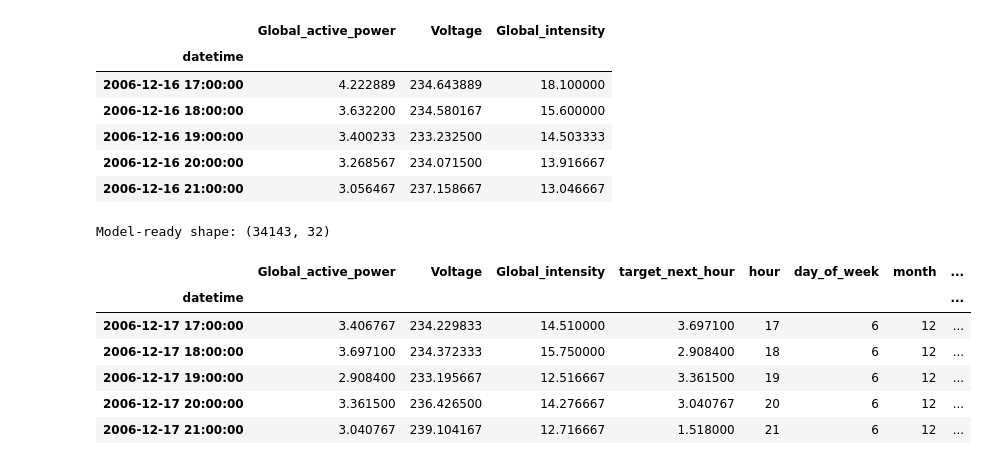
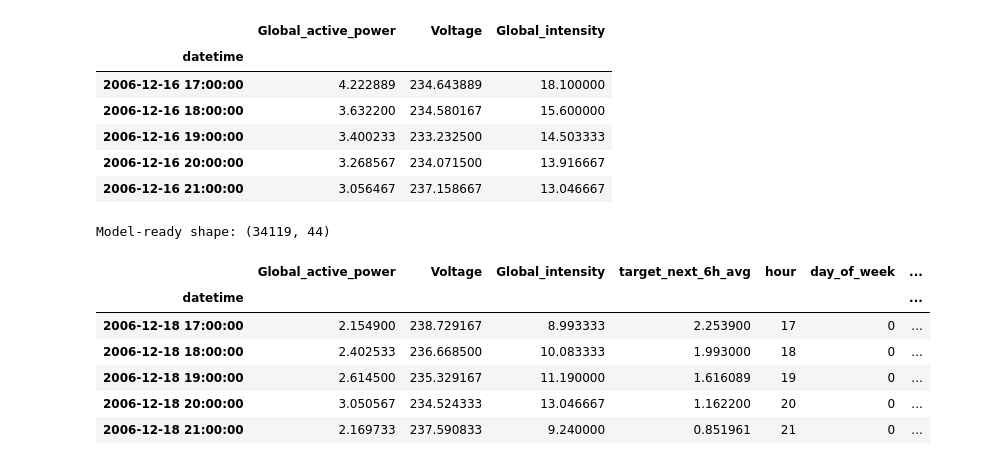
Before and after one commit to abojotemi/End-to-End-Smart-Power, a Jupyter notebook: note.ipynb, the cells around one changed output. Cells and saved outputs as stored; diff of their text form; code cells hidden in the pictures.

```diff
--- a/note.ipynb
+++ b/note.ipynb
@@ -56,7 +70,7 @@ candidate_paths = [
     Path(f"./data/{DATASET_NAME}"),
     Path(f"./AI/data/{DATASET_NAME}"),
     Path(f"/home/temi/Documents/ML/AI/data/{DATASET_NAME}"),
-    Path(f"/content/{DATASET_NAME}")
+    Path(f"/content/{DATASET_NAME}"),
 ]
 
 for p in candidate_paths:
@@ -125,43 +139,57 @@ Hourly dataset shape: (34168, 3)
 | 2006-12-16 20:00:00 | 3.268567 | 234.071500 | 13.916667 |
 | 2006-12-16 21:00:00 | 3.056467 | 237.158667 | 13.046667 |
 # %%
+FORECAST_HORIZON = 6
+
 model_df = df_hourly.copy()
 
-# Forecast horizon: predict next-hour active power
-model_df["target_next_hour"] = model_df["Global_active_power"].shift(-1)
+# Target: average demand over next 6 hours
+future_power = pd.concat(
+    [
+        model_df["Global_active_power"].shift(-step)
+        for step in range(1, FORECAST_HORIZON + 1)
+    ],
+    axis=1,
+)
+model_df["target_next_6h_avg"] = future_power.mean(axis=1)
 
-# Time-based features
+# Time features
 model_df["hour"] = model_df.index.hour
 model_df["day_of_week"] = model_df.index.dayofweek
+model_df["day_of_year"] = model_df.index.dayofyear
 model_df["month"] = model_df.index.month
 model_df["is_weekend"] = (model_df["day_of_week"] >= 5).astype(int)
+model_df["hour_sin"] = np.sin(2 * np.pi * model_df["hour"] / 24.0)
+model_df["hour_cos"] = np.cos(2 * np.pi * model_df["hour"] / 24.0)
 
-# Lag features for historical patterns
-for lag in [1, 2, 3, 6, 12, 24]:
+# Lag features
+for lag in [1, 2, 3, 6, 12, 24, 48]:
     model_df[f"power_lag_{lag}"] = model_df["Global_active_power"].shift(lag)
     model_df[f"voltage_lag_{lag}"] = model_df["Voltage"].shift(lag)
     model_df[f"current_lag_{lag}"] = model_df["Global_intensity"].shift(lag)
 
-# Rolling statistics (historical smoothing)
-for window in [3, 6, 24]:
+# Rolling statistics
+for window in [3, 6, 12, 24]:
     model_df[f"power_roll_mean_{window}"] = (
         model_df["Global_active_power"].rolling(window).mean()
+    )
+    model_df[f"power_roll_std_{window}"] = (
+        model_df["Global_active_power"].rolling(window).std()
     )
     model_df[f"current_roll_mean_{window}"] = (
         model_df["Global_intensity"].rolling(window).mean()
     )
 
 model_df = model_df.dropna()
-
 print("Model-ready shape:", model_df.shape)
 model_df.head()
 # %% [output]
-Model-ready shape: (34143, 32)
+Model-ready shape: (34119, 44)
-|  | Global_active_power | Voltage | Global_intensity | target_next_hour | hour | day_of_week | month | ... |
-| datetime |  |  |  |  |  |  |  | ... |
-| 2006-12-17 17:00:00 | 3.406767 | 234.229833 | 14.510000 | 3.697100 | 17 | 6 | 12 | ... |
-| 2006-12-17 18:00:00 | 3.697100 | 234.372333 | 15.750000 | 2.908400 | 18 | 6 | 12 | ... |
-| 2006-12-17 19:00:00 | 2.908400 | 233.195667 | 12.516667 | 3.361500 | 19 | 6 | 12 | ... |
-| 2006-12-17 20:00:00 | 3.361500 | 236.426500 | 14.276667 | 3.040767 | 20 | 6 | 12 | ... |
-| 2006-12-17 21:00:00 | 3.040767 | 239.104167 | 12.716667 | 1.518000 | 21 | 6 | 12 | ... |
+|  | Global_active_power | Voltage | Global_intensity | target_next_6h_avg | hour | day_of_week | ... |
+| datetime |  |  |  |  |  |  | ... |
+| 2006-12-18 17:00:00 | 2.154900 | 238.729167 | 8.993333 | 2.253900 | 17 | 0 | ... |
+| 2006-12-18 18:00:00 | 2.402533 | 236.668500 | 10.083333 | 1.993000 | 18 | 0 | ... |
+| 2006-12-18 19:00:00 | 2.614500 | 235.329167 | 11.190000 | 1.616089 | 19 | 0 | ... |
+| 2006-12-18 20:00:00 | 3.050567 | 234.524333 | 13.046667 | 1.162200 | 20 | 0 | ... |
+| 2006-12-18 21:00:00 | 2.169733 | 237.590833 | 9.240000 | 0.851961 | 21 | 0 | ... |
 # %%
```
Also changed, not shown: parts of 14 cells of this notebook, 7 other files.
